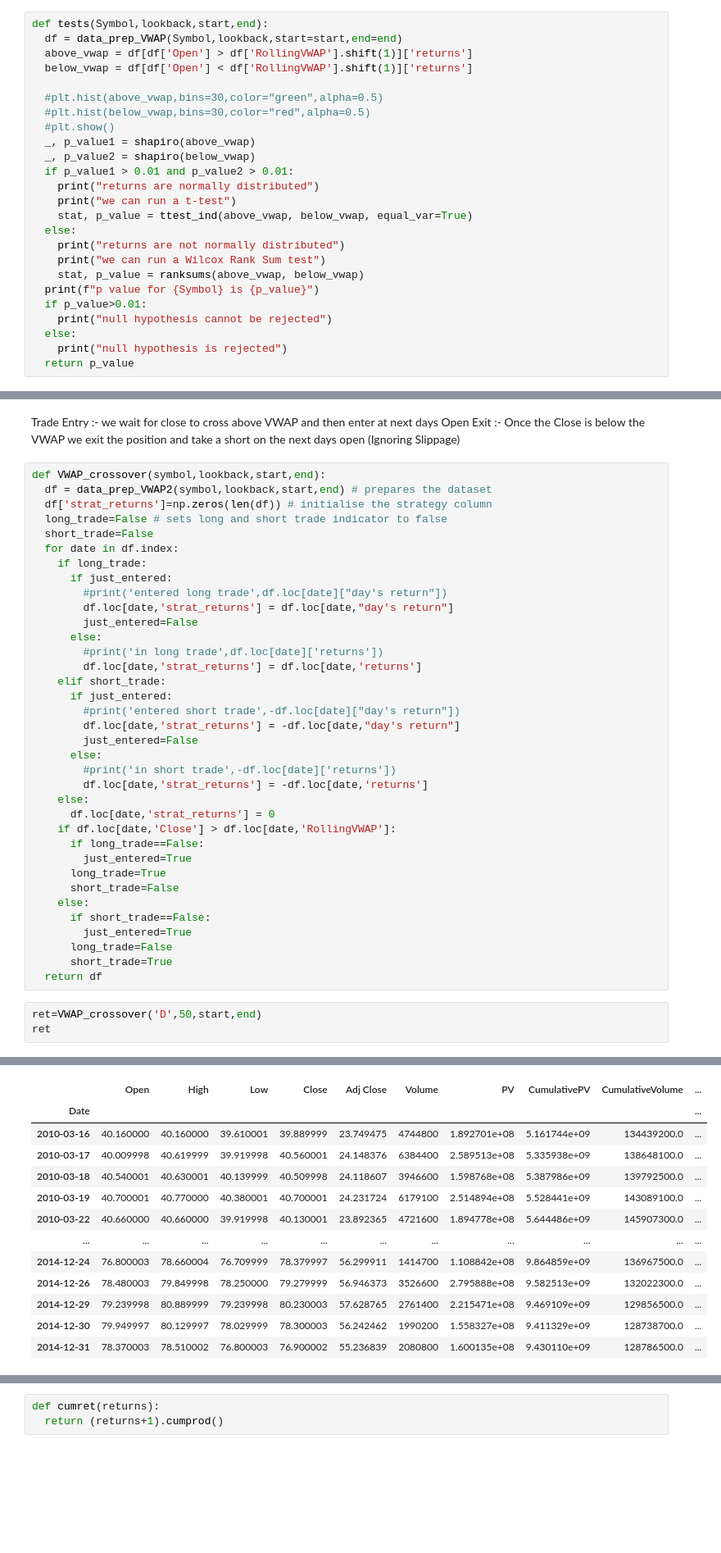
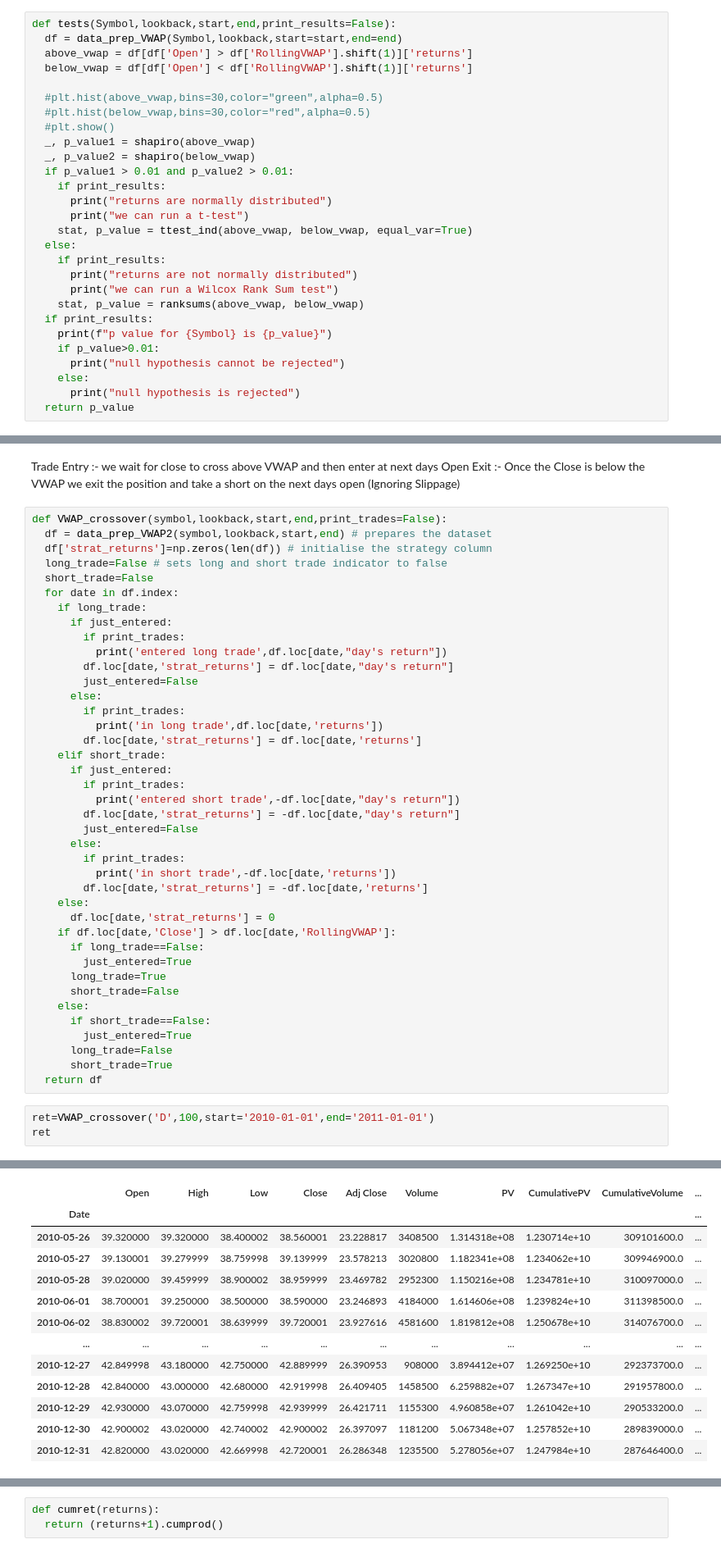
Before and after one commit to SamanvayMS/FIN-554-Algo-trading-finalproject, a Jupyter notebook: VWAP_hypothesis_tests.ipynb, the cells around one changed output, grey strips where cells are left out. Shown at 82% size. Saved outputs shown, nothing was run; the diff lists cells and outputs as text; blank space fills up the shorter version.

```diff
--- a/VWAP_hypothesis_tests.ipynb
+++ b/VWAP_hypothesis_tests.ipynb
@@ -179,7 +184,7 @@ H0:-There is no significant relationship between the returns and the price's pos
 
 H1:-The returns are significantly positive when the price is above the VWAP and significantly negative when the price is below the VWAP.
 # %%
-def tests(Symbol,lookback,start,end):
+def tests(Symbol,lookback,start,end,print_results=False):
   df = data_prep_VWAP(Symbol,lookback,start=start,end=end)
   above_vwap = df[df['Open'] > df['RollingVWAP'].shift(1)]['returns']
   below_vwap = df[df['Open'] < df['RollingVWAP'].shift(1)]['returns']
@@ -190,18 +195,21 @@ def tests(Symbol,lookback,start,end):
   _, p_value1 = shapiro(above_vwap)
   _, p_value2 = shapiro(below_vwap)
   if p_value1 > 0.01 and p_value2 > 0.01:
-    print("returns are normally distributed")
-    print("we can run a t-test")
+    if print_results:
+      print("returns are normally distributed")
+      print("we can run a t-test")
     stat, p_value = ttest_ind(above_vwap, below_vwap, equal_var=True)
   else:
-    print("returns are not normally distributed")
-    print("we can run a Wilcox Rank Sum test")
+    if print_results:
+      print("returns are not normally distributed")
+      print("we can run a Wilcox Rank Sum test")
     stat, p_value = ranksums(above_vwap, below_vwap)
-  print(f"p value for {Symbol} is {p_value}")
-  if p_value>0.01:
-    print("null hypothesis cannot be rejected")
-  else:
-    print("null hypothesis is rejected")
+  if print_results:
+    print(f"p value for {Symbol} is {p_value}")
+    if p_value>0.01:
+      print("null hypothesis cannot be rejected")
+    else:
+      print("null hypothesis is rejected")
   return p_value
 # %%
 WRT_hypothesis_rejected=dict.fromkeys(sectors)
@@ -390,7 +402,7 @@ data_prep_VWAP2('AAPL',22,start,end)
 Trade Entry :- we wait for close to cross above VWAP and then enter at next days Open
 Exit :- Once the Close is  below the VWAP we exit the position and take a short on the next days open (Ignoring Slippage)
 # %%
-def VWAP_crossover(symbol,lookback,start,end):
+def VWAP_crossover(symbol,lookback,start,end,print_trades=False):
   df = data_prep_VWAP2(symbol,lookback,start,end) # prepares the dataset
   df['strat_returns']=np.zeros(len(df)) # initialise the strategy column
   long_trade=False # sets long and short trade indicator to false
@@ -398,19 +410,23 @@ def VWAP_crossover(symbol,lookback,start,end):
   for date in df.index:
     if long_trade:
       if just_entered:
-        #print('entered long trade',df.loc[date]["day's return"])
+        if print_trades:
+          print('entered long trade',df.loc[date,"day's return"])
         df.loc[date,'strat_returns'] = df.loc[date,"day's return"]
         just_entered=False
       else:
-        #print('in long trade',df.loc[date]['returns'])
+        if print_trades:
+          print('in long trade',df.loc[date,'returns'])
         df.loc[date,'strat_returns'] = df.loc[date,'returns']
     elif short_trade:
       if just_entered:
-        #print('entered short trade',-df.loc[date]["day's return"])
+        if print_trades:
+          print('entered short trade',-df.loc[date,"day's return"])
         df.loc[date,'strat_returns'] = -df.loc[date,"day's return"]
         just_entered=False
       else:
-        #print('in short trade',-df.loc[date]['returns'])
+        if print_trades:
+          print('in short trade',-df.loc[date,'returns'])
         df.loc[date,'strat_returns'] = -df.loc[date,'returns']
     else:
       df.loc[date,'strat_returns'] = 0
@@ -426,25 +442,25 @@ def VWAP_crossover(symbol,lookback,start,end):
       short_trade=True
   return df
 # %%
-ret=VWAP_crossover('D',50,start,end)
+ret=VWAP_crossover('D',100,start='2010-01-01',end='2011-01-01')
 ret
 # %% [output]
 [*********************100%***********************]  1 of 1 completed
 A value is trying to be set on a copy of a slice from a DataFrame.
 Try using .loc[row_indexer,col_indexer] = value instead
 
 See the caveats in the documentation: https://pandas.pydata.org/pandas-docs/stable/user_guide/indexing.html#returning-a-view-versus-a-copy
   df['strat_returns']=np.zeros(len(df)) # initialise the strategy column
 |  | Open | High | Low | Close | Adj Close | Volume | PV | CumulativePV | CumulativeVolume | ... |
 | Date |  |  |  |  |  |  |  |  |  | ... |
-| 2010-03-16 | 40.160000 | 40.160000 | 39.610001 | 39.889999 | 23.749475 | 4744800 | 1.892701e+08 | 5.161744e+09 | 134439200.0 | ... |
-| 2010-03-17 | 40.009998 | 40.619999 | 39.919998 | 40.560001 | 24.148376 | 6384400 | 2.589513e+08 | 5.335938e+09 | 138648100.0 | ... |
-| 2010-03-18 | 40.540001 | 40.630001 | 40.139999 | 40.509998 | 24.118607 | 3946600 | 1.598768e+08 | 5.387986e+09 | 139792500.0 | ... |
-| 2010-03-19 | 40.700001 | 40.770000 | 40.380001 | 40.700001 | 24.231724 | 6179100 | 2.514894e+08 | 5.528441e+09 | 143089100.0 | ... |
-| 2010-03-22 | 40.660000 | 40.660000 | 39.919998 | 40.130001 | 23.892365 | 4721600 | 1.894778e+08 | 5.644486e+09 | 145907300.0 | ... |
+| 2010-05-26 | 39.320000 | 39.320000 | 38.400002 | 38.560001 | 23.228817 | 3408500 | 1.314318e+08 | 1.230714e+10 | 309101600.0 | ... |
+| 2010-05-27 | 39.130001 | 39.279999 | 38.759998 | 39.139999 | 23.578213 | 3020800 | 1.182341e+08 | 1.234062e+10 | 309946900.0 | ... |
+| 2010-05-28 | 39.020000 | 39.459999 | 38.900002 | 38.959999 | 23.469782 | 2952300 | 1.150216e+08 | 1.234781e+10 | 310097000.0 | ... |
+| 2010-06-01 | 38.700001 | 39.250000 | 38.500000 | 38.590000 | 23.246893 | 4184000 | 1.614606e+08 | 1.239824e+10 | 311398500.0 | ... |
+| 2010-06-02 | 38.830002 | 39.720001 | 38.639999 | 39.720001 | 23.927616 | 4581600 | 1.819812e+08 | 1.250678e+10 | 314076700.0 | ... |
 | ... | ... | ... | ... | ... | ... | ... | ... | ... | ... | ... |
-| 2014-12-24 | 76.800003 | 78.660004 | 76.709999 | 78.379997 | 56.299911 | 1414700 | 1.108842e+08 | 9.864859e+09 | 136967500.0 | ... |
-| 2014-12-26 | 78.480003 | 79.849998 | 78.250000 | 79.279999 | 56.946373 | 3526600 | 2.795888e+08 | 9.582513e+09 | 132022300.0 | ... |
-| 2014-12-29 | 79.239998 | 80.889999 | 79.239998 | 80.230003 | 57.628765 | 2761400 | 2.215471e+08 | 9.469109e+09 | 129856500.0 | ... |
-| 2014-12-30 | 79.949997 | 80.129997 | 78.029999 | 78.300003 | 56.242462 | 1990200 | 1.558327e+08 | 9.411329e+09 | 128738700.0 | ... |
-| 2014-12-31 | 78.370003 | 78.510002 | 76.800003 | 76.900002 | 55.236839 | 2080800 | 1.600135e+08 | 9.430110e+09 | 128786500.0 | ... |
+| 2010-12-27 | 42.849998 | 43.180000 | 42.750000 | 42.889999 | 26.390953 | 908000 | 3.894412e+07 | 1.269250e+10 | 292373700.0 | ... |
+| 2010-12-28 | 42.840000 | 43.000000 | 42.680000 | 42.919998 | 26.409405 | 1458500 | 6.259882e+07 | 1.267347e+10 | 291957800.0 | ... |
+| 2010-12-29 | 42.930000 | 43.070000 | 42.759998 | 42.939999 | 26.421711 | 1155300 | 4.960858e+07 | 1.261042e+10 | 290533200.0 | ... |
+| 2010-12-30 | 42.900002 | 43.020000 | 42.740002 | 42.900002 | 26.397097 | 1181200 | 5.067348e+07 | 1.257852e+10 | 289839000.0 | ... |
+| 2010-12-31 | 42.820000 | 43.020000 | 42.669998 | 42.720001 | 26.286348 | 1235500 | 5.278056e+07 | 1.247984e+10 | 287646400.0 | ... |
```
Also changed, not shown: parts of 23 cells of this notebook.
